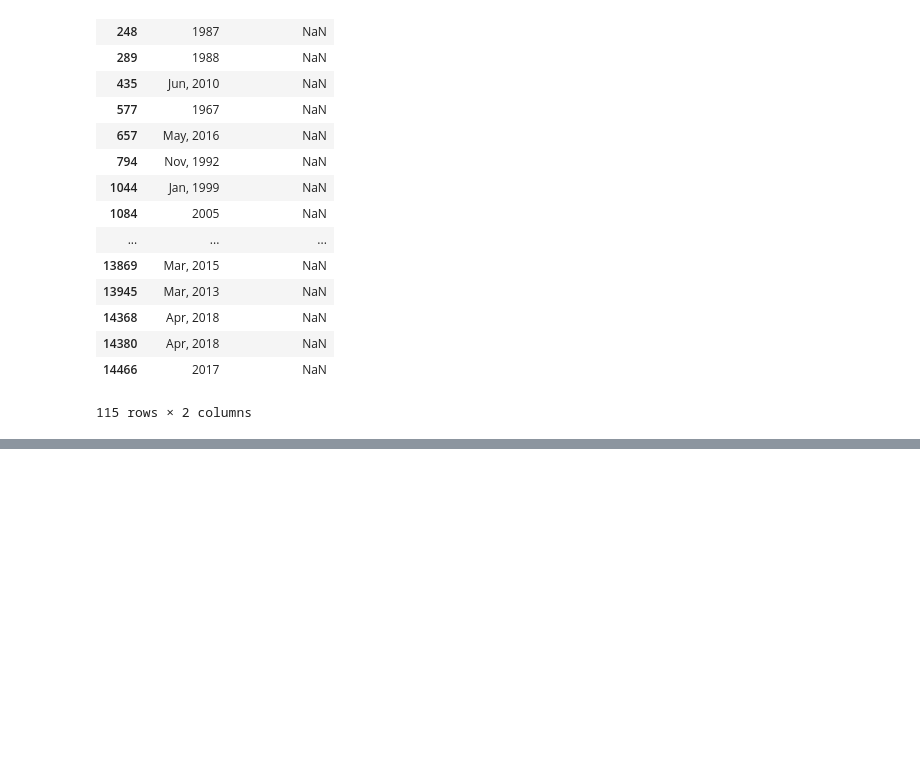
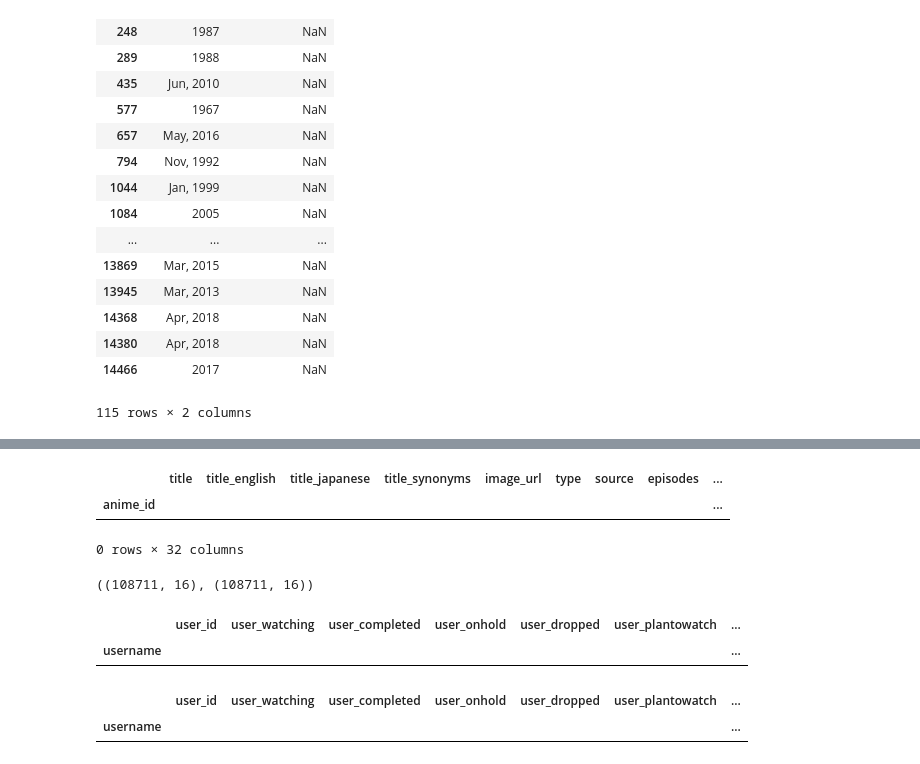
Before and after one commit to racinmat/mal-analysis, a Jupyter notebook: basic_cleanup_animes_and_users.ipynb, the cells around one changed output, grey strips where cells are left out. Drawn from its saved outputs; the diff is of its cells as text; code cells hidden in the pictures; blank space fills up the shorter version.

```diff
--- a/basic_cleanup_animes_and_users.ipynb
+++ b/basic_cleanup_animes_and_users.ipynb
@@ -814,0 +925,20 @@ users.to_csv('users_cleaned_2.csv', index=False, sep=',', encoding='utf-8')
+# %%
+animes_2.loc[~animes_2.index.isin(animes_1.index)]
+# %% [output]
+|  | title | title_english | title_japanese | title_synonyms | image_url | type | source | episodes | ... |
+| anime_id |  |  |  |  |  |  |  |  | ... |
+0 rows × 32 columns
+# %%
+users_1.shape, users_2.shape
+# %% [output]
+((108711, 16), (108711, 16))
+# %%
+users_1.loc[~users_1.index.isin(users_2.index)]
+# %% [output]
+|  | user_id | user_watching | user_completed | user_onhold | user_dropped | user_plantowatch | ... |
+| username |  |  |  |  |  |  | ... |
+# %%
+users_2.loc[~users_2.index.isin(users_1.index)]
+# %% [output]
+|  | user_id | user_watching | user_completed | user_onhold | user_dropped | user_plantowatch | ... |
+| username |  |  |  |  |  |  | ... |
```
Also changed, not shown: parts of 22 cells of this notebook, 3 other files.
